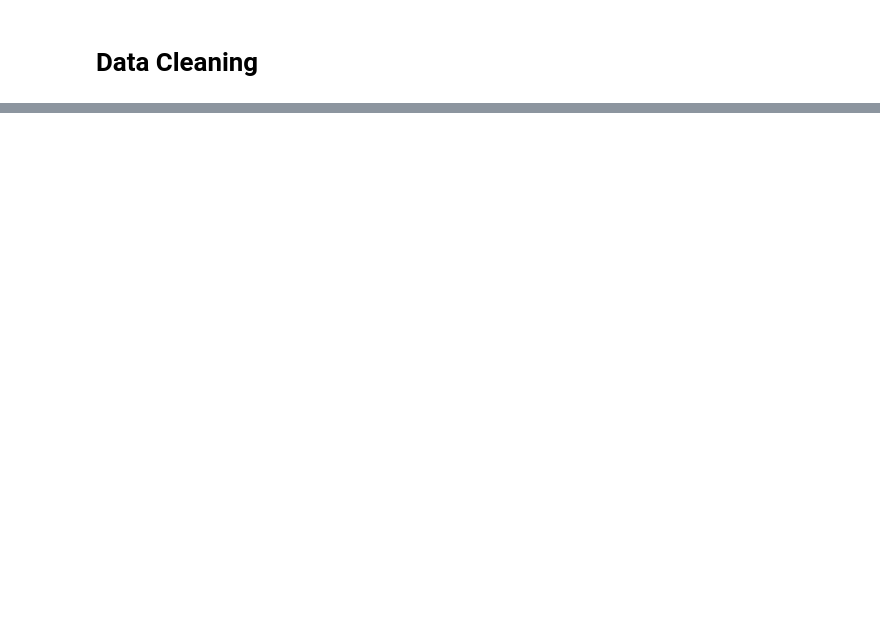
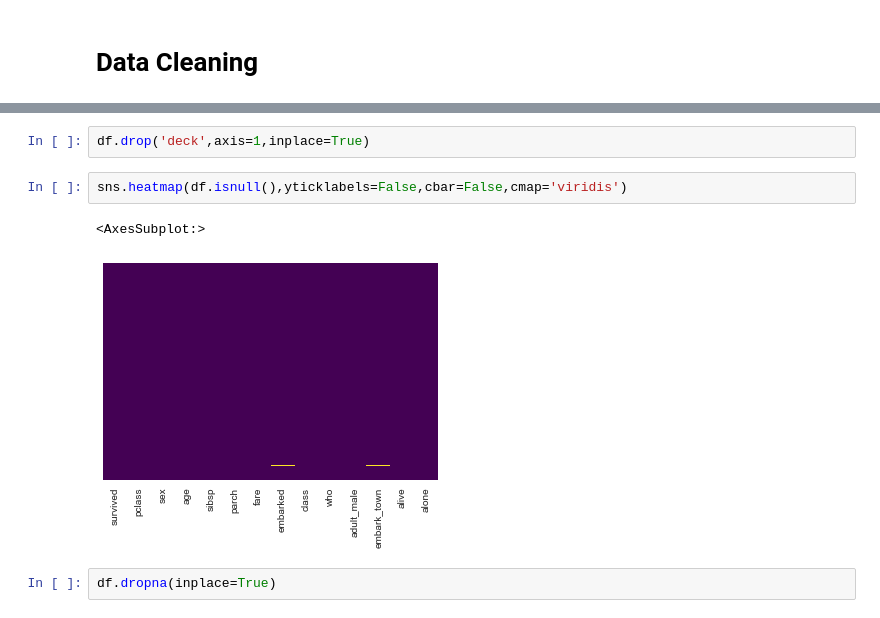
Before and after one commit to usmanjavaid227/Digi-Pakistan, a Jupyter notebook: section7_logisticRegression_Classification_metrics/logistic_regression.ipynb, the cells around one changed output, grey strips where cells are left out. Saved outputs shown, nothing was run; the diff lists cells and outputs as text; blank space fills up the shorter version.

```diff
--- a/section7_logisticRegression_Classification_metrics/logistic_regression.ipynb
+++ b/section7_logisticRegression_Classification_metrics/logistic_regression.ipynb
@@ -81,0 +121,9 @@ df['age'].hist(bins=30,color='darkred',alpha=0.7)
+# %%
+df.drop('deck',axis=1,inplace=True)
+# %%
+sns.heatmap(df.isnull(),yticklabels=False,cbar=False,cmap='viridis')
+# %% [output]
+<AxesSubplot:>
+[figure, added]
+# %%
+df.dropna(inplace=True)
```
Also changed, not shown: parts of 31 cells of this notebook.
